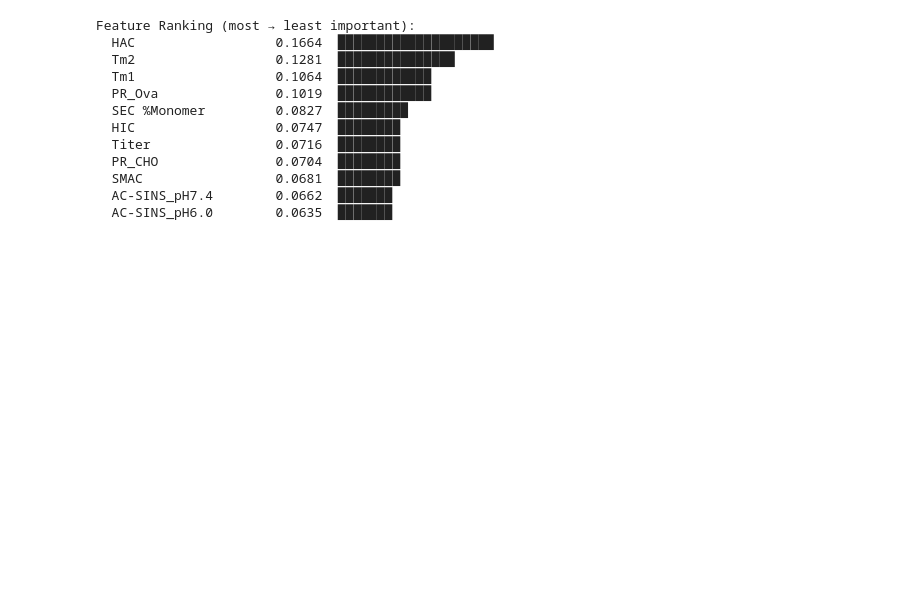
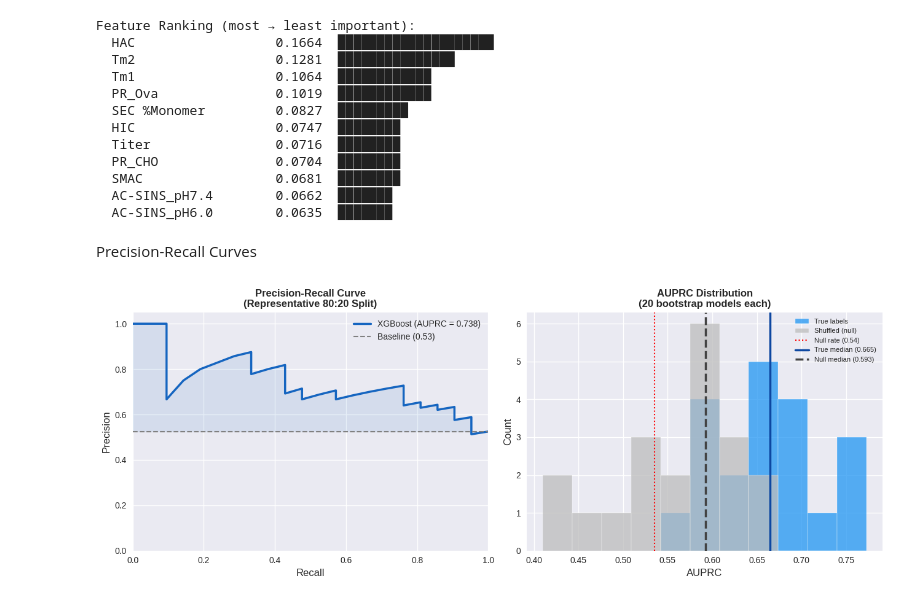
Before and after one commit to SidhantPuntambekar/BMI702_Final_Project, a Jupyter notebook: baseline_model/baseline_model_approval.ipynb, the cells around one changed output. Cells and saved outputs as stored; diff of their text form; code cells hidden in the pictures; blank space fills up the shorter version.

Commit message:
Add precision-recall curves

```diff
--- a/baseline_model/baseline_model_approval.ipynb
+++ b/baseline_model/baseline_model_approval.ipynb
@@ -487,3 +487,51 @@ Feature Ranking (most → least important):
   SMAC                 0.0681  ████████
   AC-SINS_pH7.4        0.0662  ███████
   AC-SINS_pH6.0        0.0635  ███████
+# %% [markdown]
+Precision-Recall Curves
+# %%
+# Single representative PR curve (80:20 stratified split)
+idx_tr, idx_te = train_test_split(
+    np.arange(len(y_full)), test_size=0.2, random_state=42, stratify=y_full
+)
+sc_pr = StandardScaler()
+clf_pr = build_xgboost_model(random_state=42)
+clf_pr.fit(sc_pr.fit_transform(X_full.iloc[idx_tr]), y_full[idx_tr])
+proba_te = clf_pr.predict_proba(sc_pr.transform(X_full.iloc[idx_te]))[:, 1]
+
+precision, recall, _ = precision_recall_curve(y_full[idx_te], proba_te)
+auprc_single = auc(recall, precision)
+
+fig, axes = plt.subplots(1, 2, figsize=(13, 5))
+
+# PR curve
+ax = axes[0]
+ax.plot(recall, precision, color='#1565C0', linewidth=2.5,
+        label=f'XGBoost (AUPRC = {auprc_single:.3f})')
+ax.axhline(np.mean(y_full[idx_te]), color='gray', linestyle='--', linewidth=1.5,
+           label=f'Baseline ({np.mean(y_full[idx_te]):.2f})')
+ax.fill_between(recall, precision, np.mean(y_full[idx_te]), alpha=0.1, color='#1565C0')
+ax.set_xlabel('Recall', fontsize=12); ax.set_ylabel('Precision', fontsize=12)
+ax.set_title('Precision-Recall Curve\n(Representative 80:20 Split)', fontweight='bold')
+ax.legend(fontsize=10); ax.set_xlim(0, 1); ax.set_ylim(0, 1.05)
+
+# AUPRC histogram
+ax = axes[1]
+bins = np.linspace(min(min(true_auprc), min(null_auprc)) - 0.02,
+                   max(max(true_auprc), max(null_auprc)) + 0.02, 12)
+ax.hist(true_auprc, bins=bins, color='#2196F3', alpha=0.75, edgecolor='white', label='True labels')
+ax.hist(null_auprc, bins=bins, color='#BDBDBD', alpha=0.75, edgecolor='white', label='Shuffled (null)')
+ax.axvline(null_rate, color='red', linestyle=':', linewidth=1.5, label=f'Null rate ({null_rate:.2f})')
+ax.axvline(np.median(true_auprc), color='#0D47A1', linewidth=2.5,
+           label=f'True median ({np.median(true_auprc):.3f})')
+ax.axvline(np.median(null_auprc), color='#424242', linewidth=2.5, linestyle='--',
+           label=f'Null median ({np.median(null_auprc):.3f})')
+ax.set_xlabel('AUPRC', fontsize=12); ax.set_ylabel('Count', fontsize=12)
+ax.set_title('AUPRC Distribution\n(20 bootstrap models each)', fontweight='bold')
+ax.legend(fontsize=8)
+
+plt.tight_layout()
+plt.savefig('pr_curves.png', bbox_inches='tight', dpi=150)
+plt.show()
+# %% [output]
+[figure, added]
```
